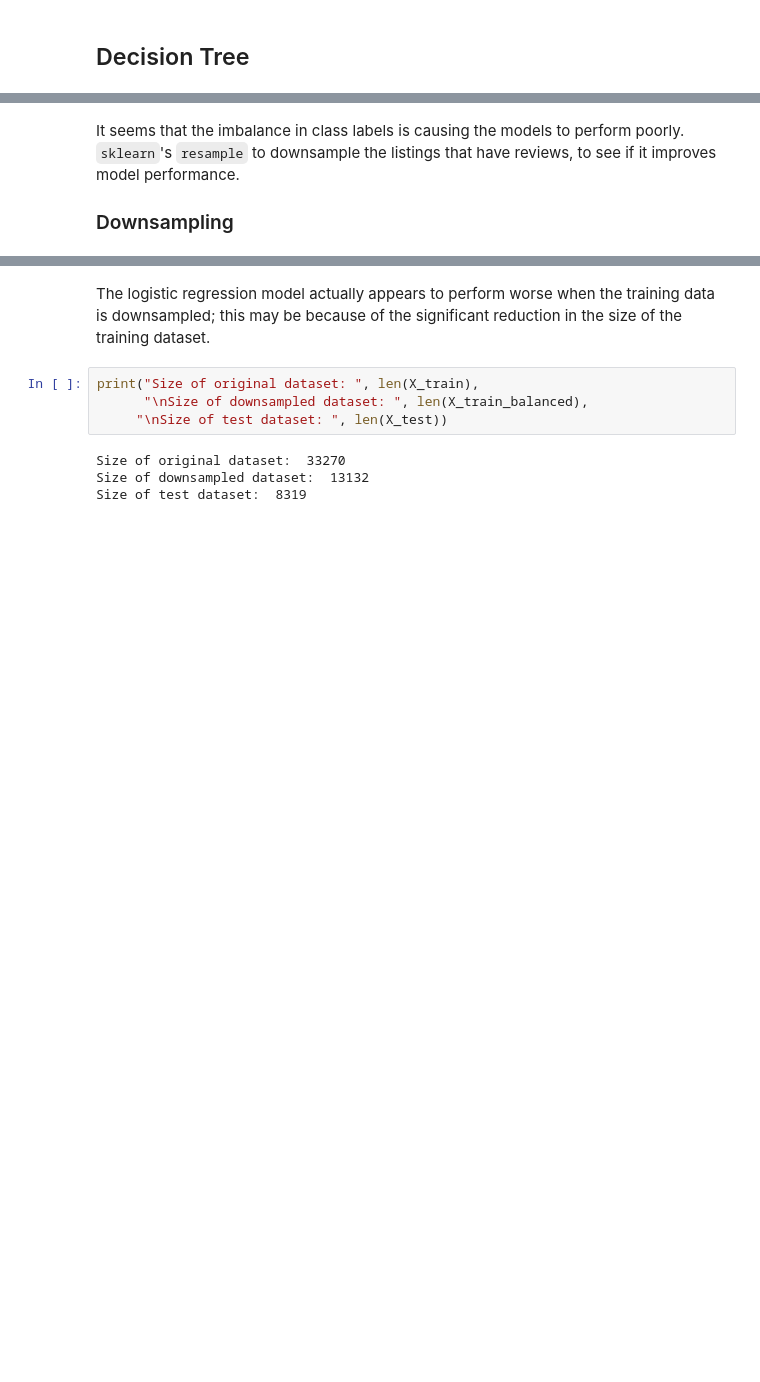
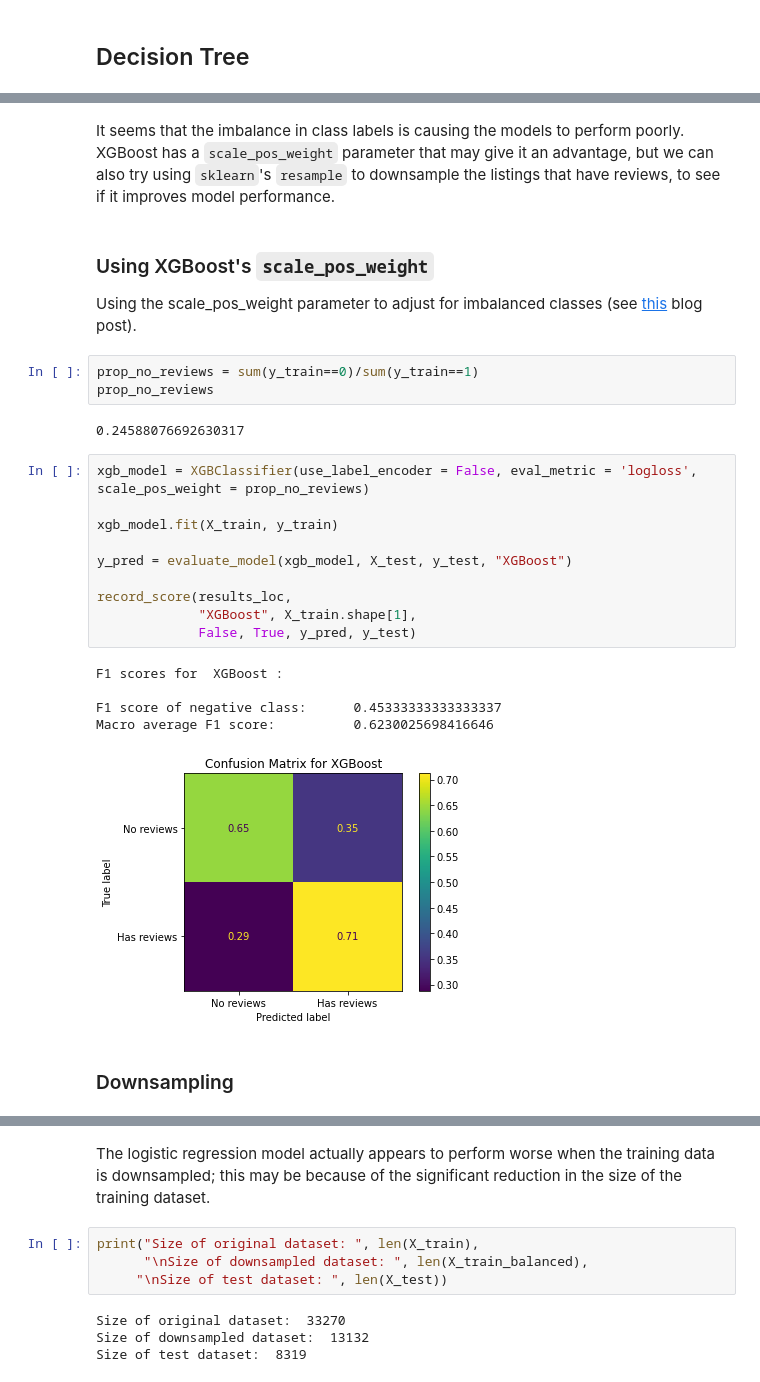
Before and after one commit to miahatton/airbnb_reviews, a Jupyter notebook: WRIT1_v3.ipynb, the cells around one changed output, grey strips where cells are left out. Drawn from its saved outputs; the diff is of its cells as text; blank space fills up the shorter version.

```diff
--- a/WRIT1_v3.ipynb
+++ b/WRIT1_v3.ipynb
@@ -681,8 +731,33 @@ Macro average F1 score:          0.5722430760825907
 [figure]
 # %% [markdown]
-It seems that the imbalance in class labels is causing the models to perform poorly. `sklearn`'s `resample` to downsample the listings that have reviews, to see if it improves model performance.
-
-### Downsampling
+It seems that the imbalance in class labels is causing the models to perform poorly. XGBoost has a `scale_pos_weight` parameter that may give it an advantage, but we can also try using `sklearn`'s `resample` to downsample the listings that have reviews, to see if it improves model performance.
+# %% [markdown]
+### Using XGBoost's `scale_pos_weight`
+
+Using the scale_pos_weight parameter to adjust for imbalanced classes (see [this](https://machinelearningmastery.com/xgboost-for-imbalanced-classification/#:~:text=The%20XGBoost%20algorithm%20is%20effective,over%20the%20model%20training%20procedure.) blog post).
+# %%
+prop_no_reviews = sum(y_train==0)/sum(y_train==1)
+prop_no_reviews
+# %% [output]
+0.24588076692630317
+# %%
+xgb_model = XGBClassifier(use_label_encoder = False, eval_metric = 'logloss', scale_pos_weight = prop_no_reviews)
+
+xgb_model.fit(X_train, y_train)
+
+y_pred = evaluate_model(xgb_model, X_test, y_test, "XGBoost")
+
+record_score(results_loc,
+             "XGBoost", X_train.shape[1],
+             False, True, y_pred, y_test)
+# %% [output]
+F1 scores for  XGBoost :
+
+F1 score of negative class:      0.45333333333333337
+Macro average F1 score:          0.6230025698416646
+[figure, added]
+# %% [markdown]
+### Downsampling
 # %%
 # we will downsample only the training data.
 
```
Also changed, not shown: parts of 58 cells of this notebook, 1 other file.
